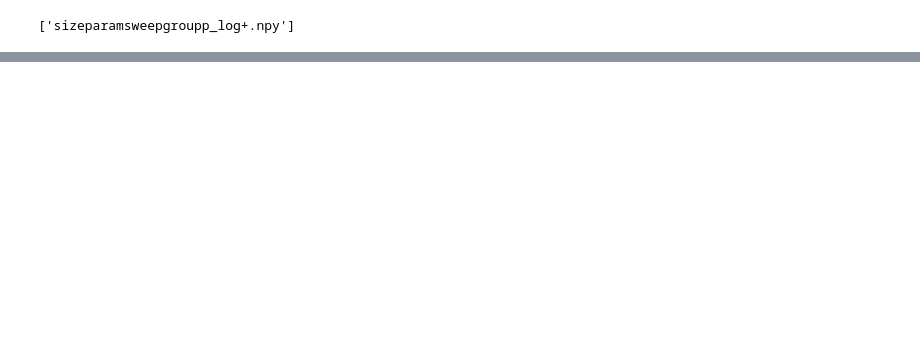
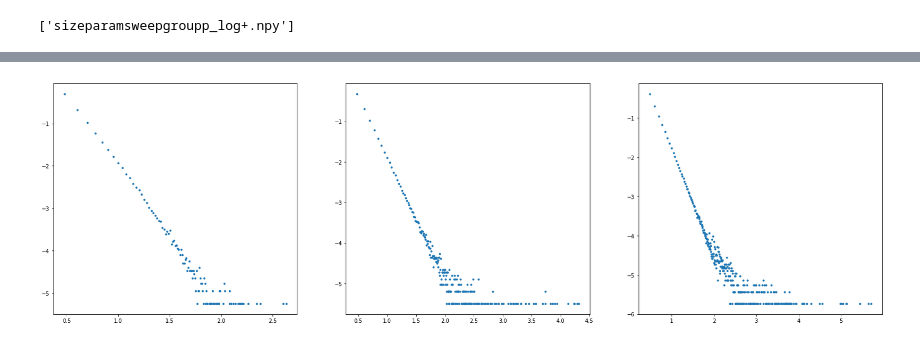
Before and after one commit to dafishcode/suite2p_analysis_py, a Jupyter notebook: avfig2.ipynb, the cells around one changed output, grey strips where cells are left out. Cells and saved outputs as stored; diff of their text form; code cells hidden in the pictures; blank space fills up the shorter version.

```diff
--- a/avfig2.ipynb
+++ b/avfig2.ipynb
@@ -282,6 +192,0 @@ array([[3, 3, 5, ..., 3, 3, 3],
-# %%
-f, axarr = plt.subplots(figsize = (12,8))
-bhist = np.histogram(combvec, bins = binned)
-xaxis = np.log10(bhist[1][:-1])
-yaxis = np.log10(bhist[0]/np.sum(hist[0]))
-plt.plot(xaxis[:len(xaxis)-1], yaxis[:len(xaxis)-1], 'o', linewidth = 1, markersize = 1)
@@ -803,0 +273,48 @@ for y in range(len(pkglist)):
+# %%
+blnc,p5c, p20c = [],[],[]
+for i in range(len(blnlist)):
+    blnc, p5c, p20c = np.append(blnc,np.load(blnlist[i])[0]), np.append(p5c, np.load(p5list[i])[0]), np.append(p20c, np.load(p20list[i])[0])
+# %%
+# Choose path and create lists of coord and trace files
+#---------------------------------------------------------------------------
+experiment = 'PTZ-WILDTYPE'
+os.chdir(F10t + 'Project/' + experiment)
+blnlist1 = sorted(glob.glob('*BLN*_0.55*0.10*av*npy*'))[:10]
+p5list1 = sorted(glob.glob('*PTZ05*_0.55*0.10*av*npy*'))
+p20list1 = sorted(glob.glob('*PTZ20*_0.55*0.10*av*npy*'))
+blnlist1
+# %%
+# 0.55 bcl - 0.10 nnb
+blnc,p5c, p20c = [],[],[]
+for i in range(len(blnlist1)):
+    blnc, p5c, p20c = np.append(blnc,np.load(blnlist1[i])[0]), np.append(p5c, np.load(p5list1[i])[0]), np.append(p20c, np.load(p20list1[i])[0])
+
+colors = plt.cm.RdYlGn(np.linspace(0,1,5))
+fig, axarr = plt.subplots(1,3, figsize = (28,8))
+for i in range(1):
+    avdistcut = blnc
+    mini = np.min(avdistcut)
+    maxi = np.max(avdistcut)
+    binned=np.logspace(np.log10(mini),np.log10(maxi), 1000)
+    hist = np.histogram(avdistcut, bins = binned)
+    xaxis = np.log10(hist[1][:-1])
+    yaxis = np.log10(hist[0]/np.sum(hist[0]))
+    axarr[i].plot(xaxis[:len(xaxis)-1], yaxis[:len(xaxis)-1], 'o', linewidth = 1, markersize = 3)
+    avdistcut = p5c
+    mini = np.min(avdistcut)
+    maxi = np.max(avdistcut)
+    binned=np.logspace(np.log10(mini),np.log10(maxi), 1000)
+    hist = np.histogram(avdistcut, bins = binned)
+    xaxis = np.log10(hist[1][:-1])
+    yaxis = np.log10(hist[0]/np.sum(hist[0]))
+    axarr[i+1].plot(xaxis[:len(xaxis)-1], yaxis[:len(xaxis)-1], 'o', linewidth = 1, markersize = 3)
+    avdistcut = p20c
+    mini = np.min(avdistcut)
+    maxi = np.max(avdistcut)
+    binned=np.logspace(np.log10(mini),np.log10(maxi), 1000)
+    hist = np.histogram(avdistcut, bins = binned)
+    xaxis = np.log10(hist[1][:-1])
+    yaxis = np.log10(hist[0]/np.sum(hist[0]))
+    axarr[i+2].plot(xaxis[:len(xaxis)-1], yaxis[:len(xaxis)-1], 'o', linewidth = 1, markersize = 3)
+# %% [output]
+[figure, added]
```
Also changed, not shown: parts of 75 cells of this notebook, 4 other files.
